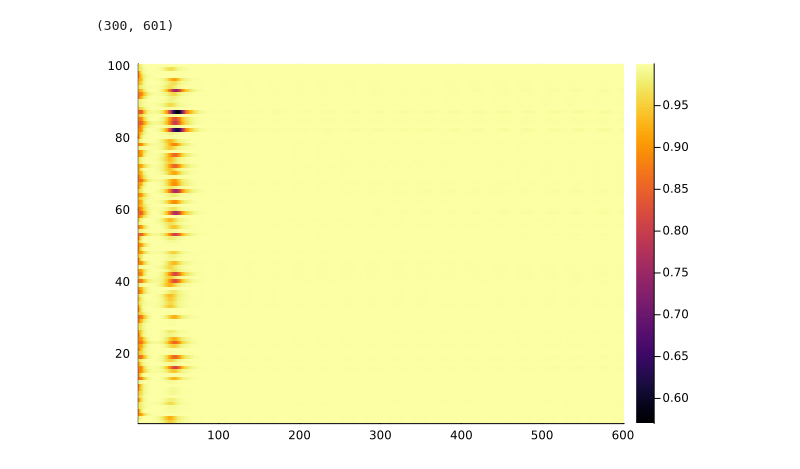
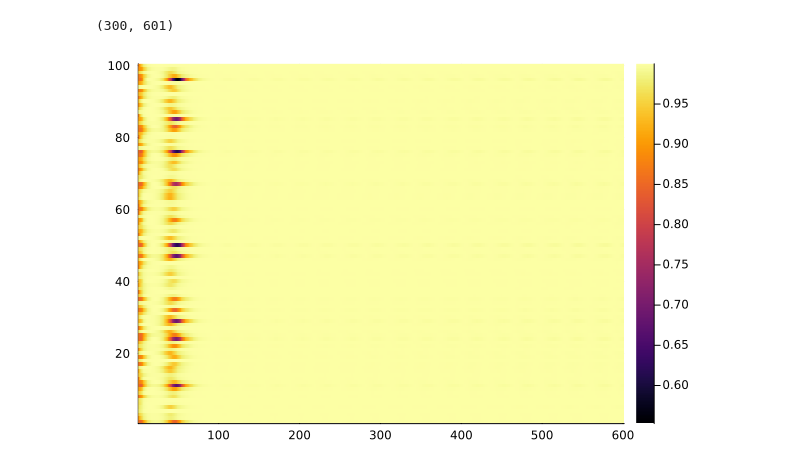
Before and after one commit to eiralarsson/Lorentz-System-Degree-Project, a Jupyter notebook: Sensitivity-Analysis/Vilmer_demonstrates.ipynb, the cells around one changed output. Drawn from its saved outputs; the diff is of its cells as text; code cells hidden in the pictures.

```diff
--- a/Sensitivity-Analysis/Vilmer_demonstrates.ipynb
+++ b/Sensitivity-Analysis/Vilmer_demonstrates.ipynb
@@ -21,7 +21,7 @@ size(M1)
 # %% [output]
 (300, 601)
 # %%
-M = CorrelationMatrix(M1,X)
+M = CorrelationMatrix_InitPos(M1,X)
 heatmap(M)
 # %% [output]
-[figure, old version]
+[figure, new version]
```
Also changed, not shown: parts of 1 cell of this notebook, 1 other file.
